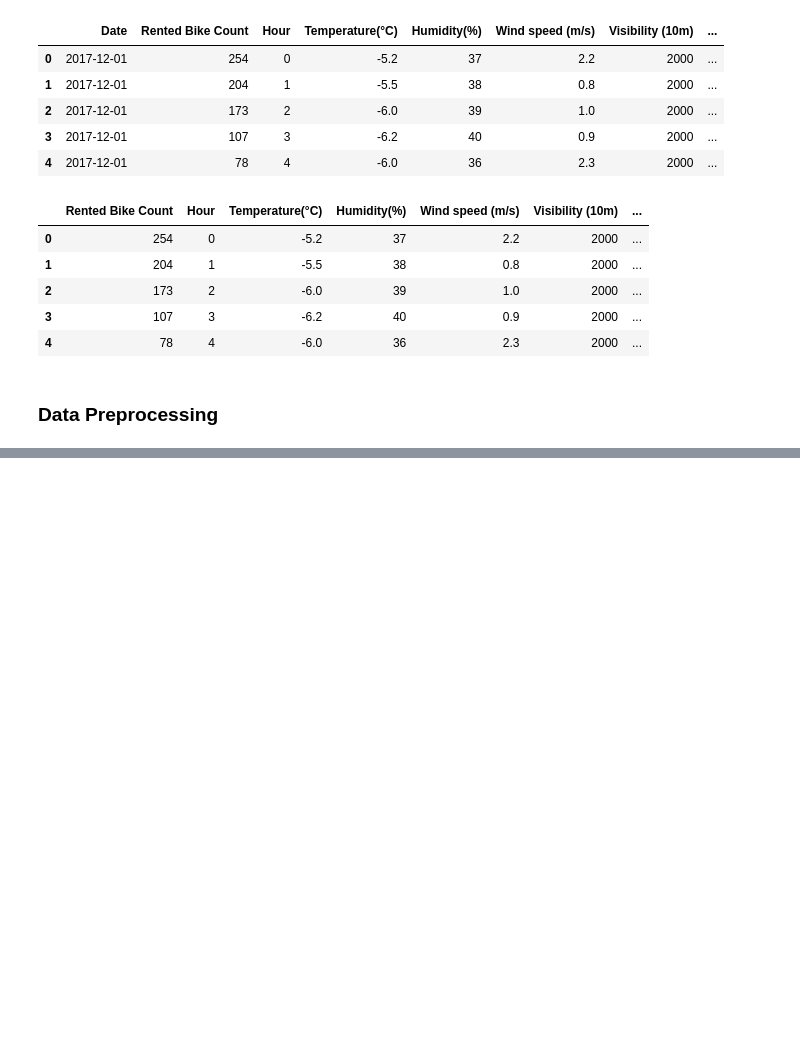
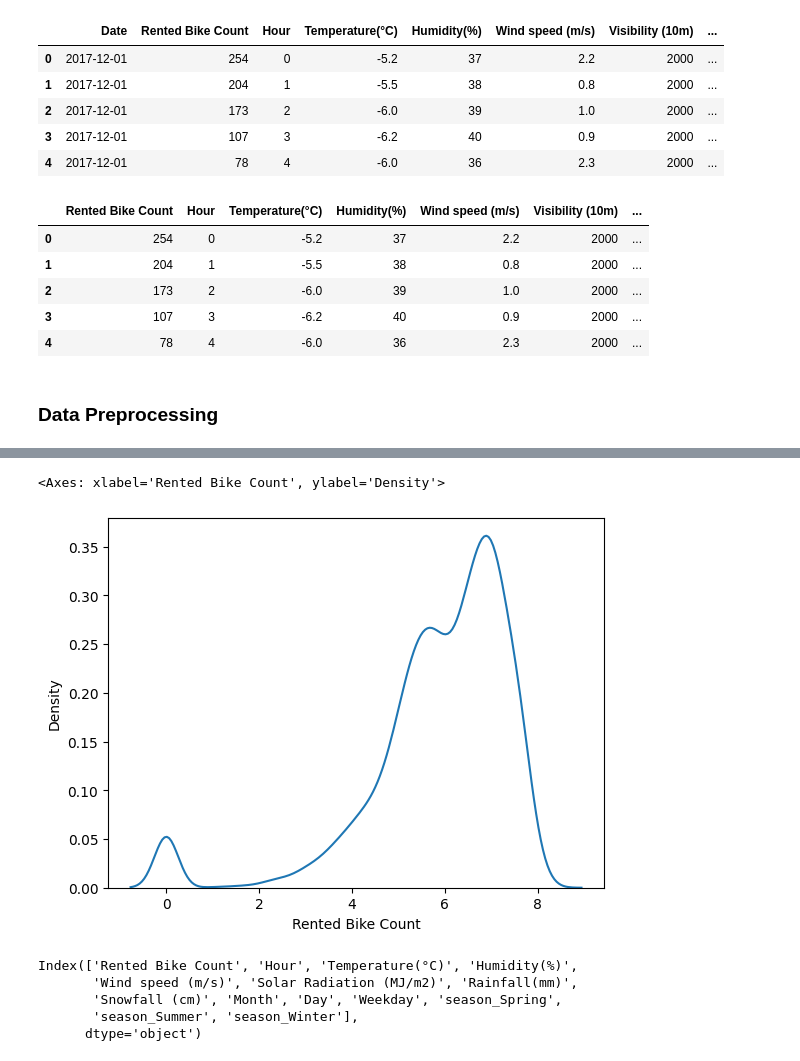
Before and after one commit to bvishnub/Yulu-Bike-Sharing-Demand-Prediction, a Jupyter notebook: notebook/eda.ipynb, the cells around one changed output, grey strips where cells are left out. Cells and saved outputs as stored; diff of their text form; code cells hidden in the pictures; blank space fills up the shorter version.

```diff
--- a/notebook/eda.ipynb
+++ b/notebook/eda.ipynb
@@ -355,0 +553,17 @@ df.head()
+# %%
+df_linear_regression['Rented Bike Count'] = np.log1p(df_linear_regression['Rented Bike Count'])
+
+sns.kdeplot(df_linear_regression['Rented Bike Count'])
+# %% [output]
+<Axes: xlabel='Rented Bike Count', ylabel='Density'>
+[figure, added]
+# %%
+# Using Standard scalar to scale independent variables
+
+df_linear_regression.columns
+# %% [output]
+Index(['Rented Bike Count', 'Hour', 'Temperature(°C)', 'Humidity(%)',
+       'Wind speed (m/s)', 'Solar Radiation (MJ/m2)', 'Rainfall(mm)',
+       'Snowfall (cm)', 'Month', 'Day', 'Weekday', 'season_Spring',
+       'season_Summer', 'season_Winter'],
+      dtype='object')
```
Also changed, not shown: parts of 24 cells of this notebook.
